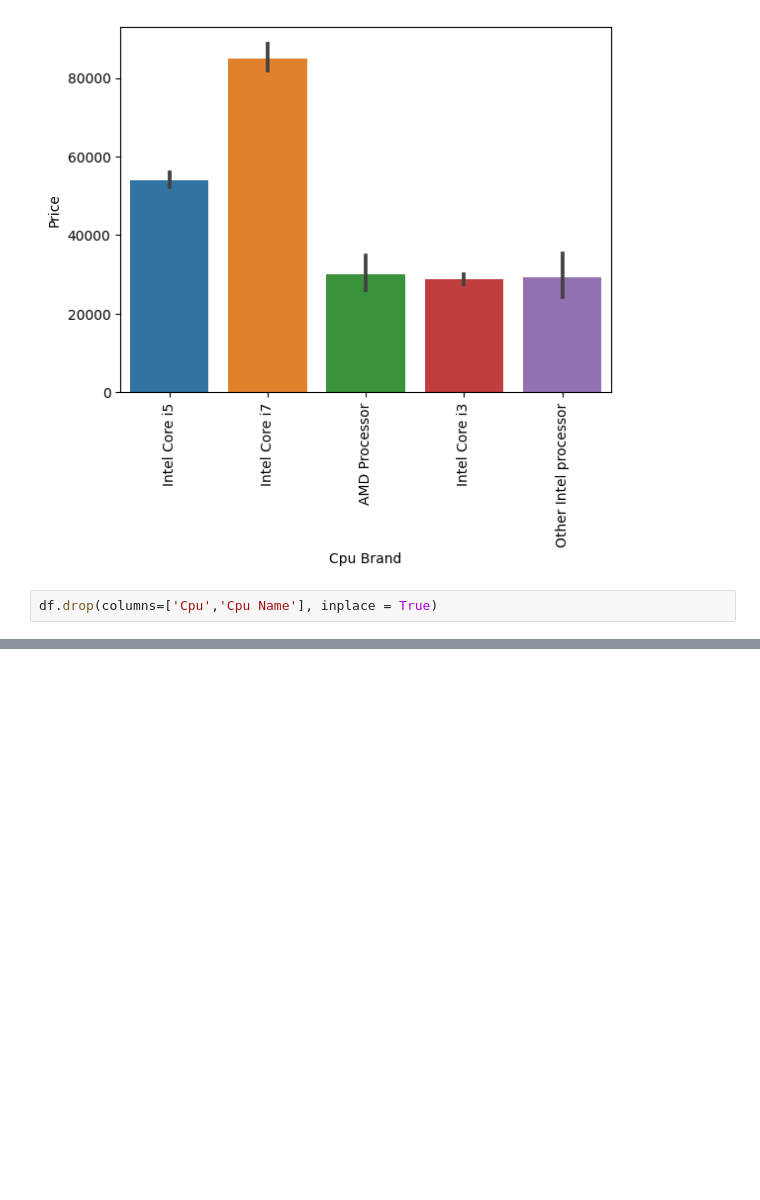
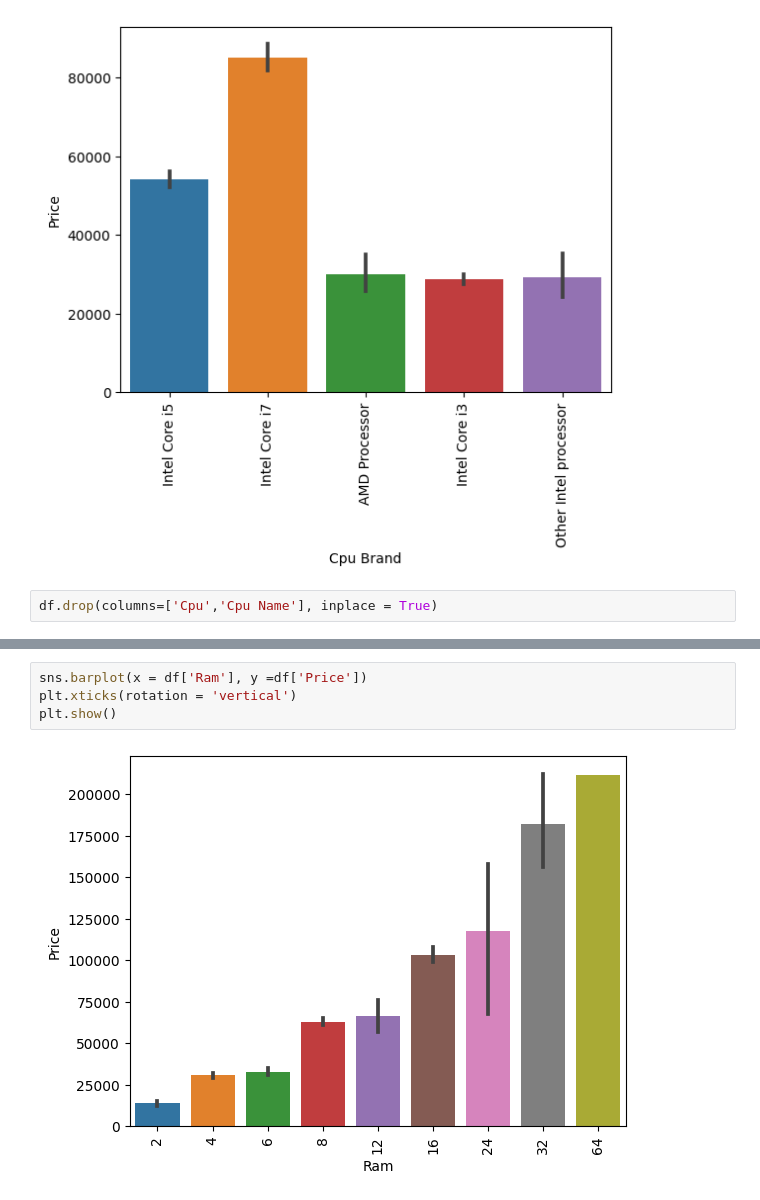
Before and after one commit to 27priyanshu/Laptop_predictor, a Jupyter notebook: Laptop-price-predictor.ipynb, the cells around one changed output, grey strips where cells are left out. Drawn from its saved outputs; the diff is of its cells as text; blank space fills up the shorter version.

```diff
--- a/Laptop-price-predictor.ipynb
+++ b/Laptop-price-predictor.ipynb
@@ -483,0 +489,6 @@ df.head()
+# %%
+sns.barplot(x = df['Ram'], y =df['Price'])
+plt.xticks(rotation = 'vertical')
+plt.show()
+# %% [output]
+[figure, added]
```
Also changed, not shown: parts of 9 cells of this notebook.
